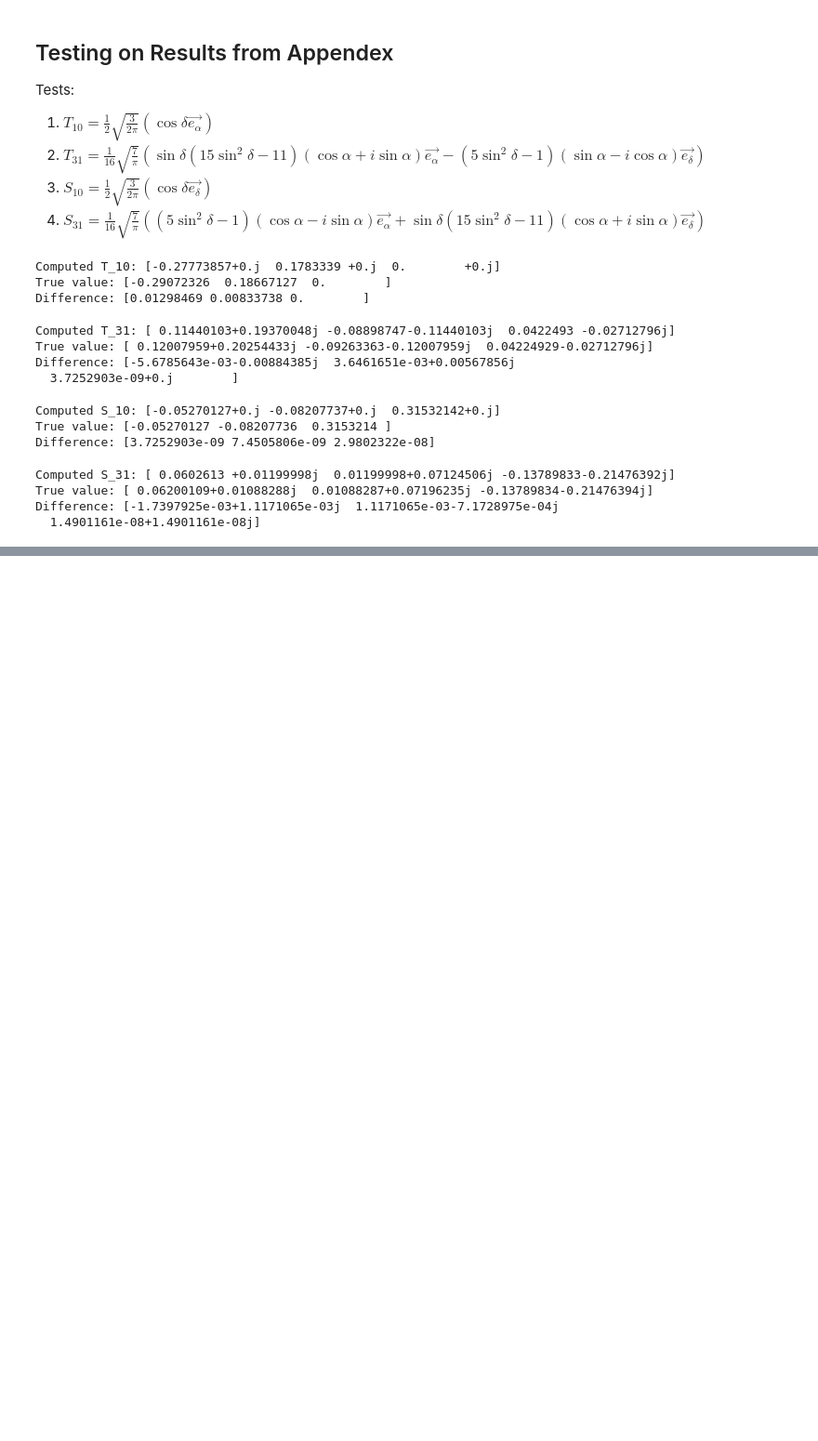
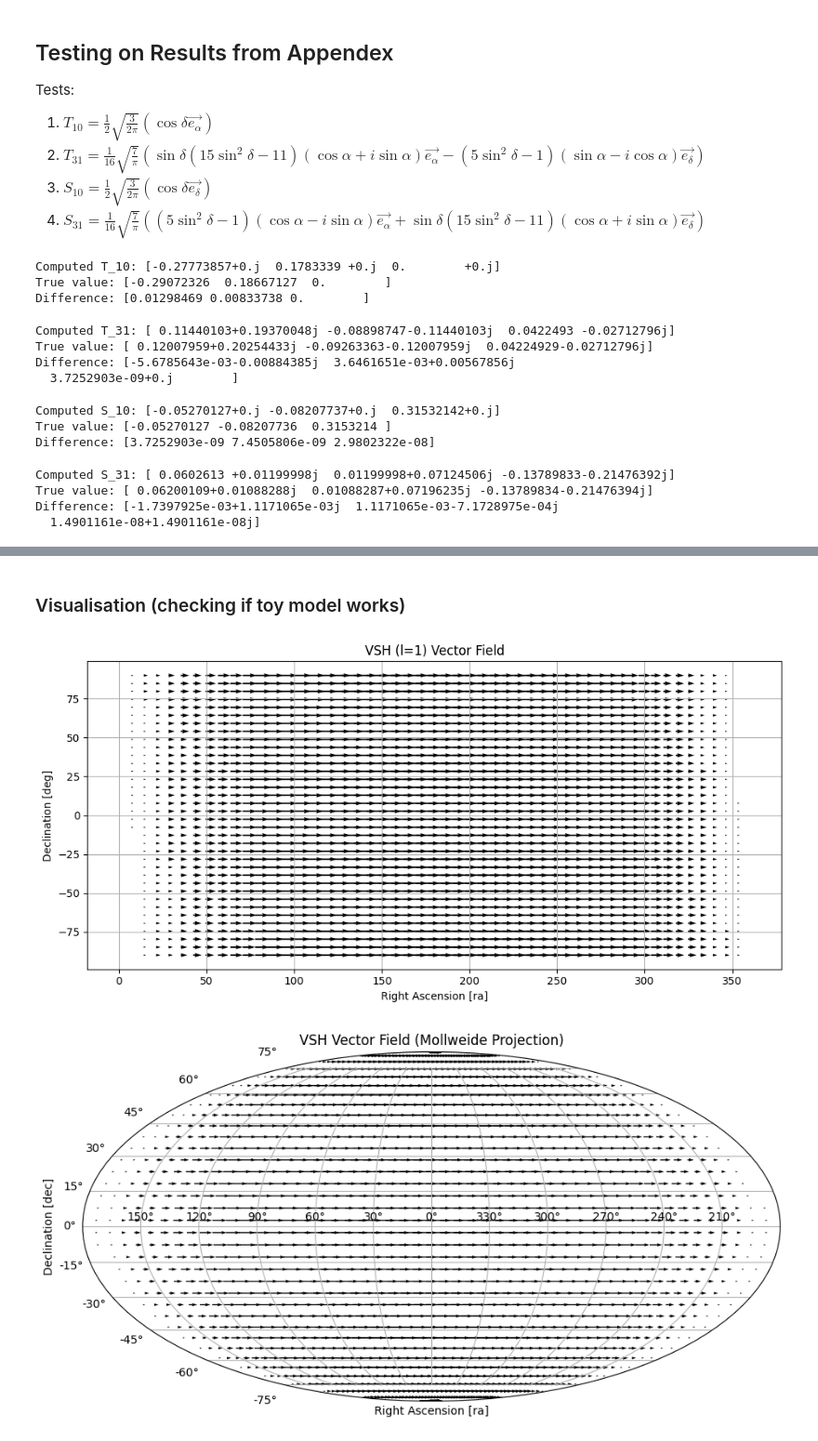
Before and after one commit to MatteoMancini01/Gaia_EDR3, a Jupyter notebook: Tests.ipynb, the cells around one changed output, grey strips where cells are left out. Shown at 93% size. Cells and saved outputs as stored; diff of their text form; code cells hidden in the pictures; blank space fills up the shorter version.

Commit message:
Defined model for l=1, this will be used as a toy model before generalisation to any l value (l>0)

```diff
--- a/Tests.ipynb
+++ b/Tests.ipynb
@@ -530,0 +512,24 @@ plt.show()
+# %%
+@partial(jit, static_argnames=('grid'))
+def toy_model_l_1(alpha, delta, theta, grid):
+    # theta = [t10, t11_real, t11_imag, s10, s11_real, s11_imag]
+    # Compute vector spherical harmonics at this location
+    a = alpha
+    d = delta
+    l=1
+    V = (theta[0]*T_lm(a, d, l, 0, grid=grid) +
+         theta[1]*jnp.real(T_lm(a,d,l,1,grid=grid)) +
+         theta[2]*jnp.imag(T_lm(a,d,l,1,grid=grid)) +
+         theta[3]*S_lm(a,d,l,0,grid=grid) +
+         theta[4]*jnp.real(S_lm(a,d,l,1,grid=grid)) +
+         theta[5]*jnp.imag(S_lm(a,d,l,1,grid=grid))
+         )
+    return V
+# %% [markdown]
+### Visualisation (checking if toy model works)
+# %%
+alpha = jnp.linspace(0, 2*jnp.pi, 52)
+delta = jnp.linspace(-jnp.pi/2, jnp.pi/2, 36)
+theta0 = jnp.array([1.0, 0.0, 0.0, 0.0, 0.0, 0.0])
+theta1 = jnp.array([0.0, 0.0, 0.0, 1.0, 0.0, 0.0])
+theta2 = jnp.array([1.0, 0.0, 0.0, 1.0, 0.0, 0.0])
@@ -530,0 +589,5 @@ plt.show()
+# %%
+VSH_field_vis(alpha, delta, theta0)
+# %% [output]
+[figure, added]
+[figure, added]
```
Also changed, not shown: parts of 21 cells of this notebook.
